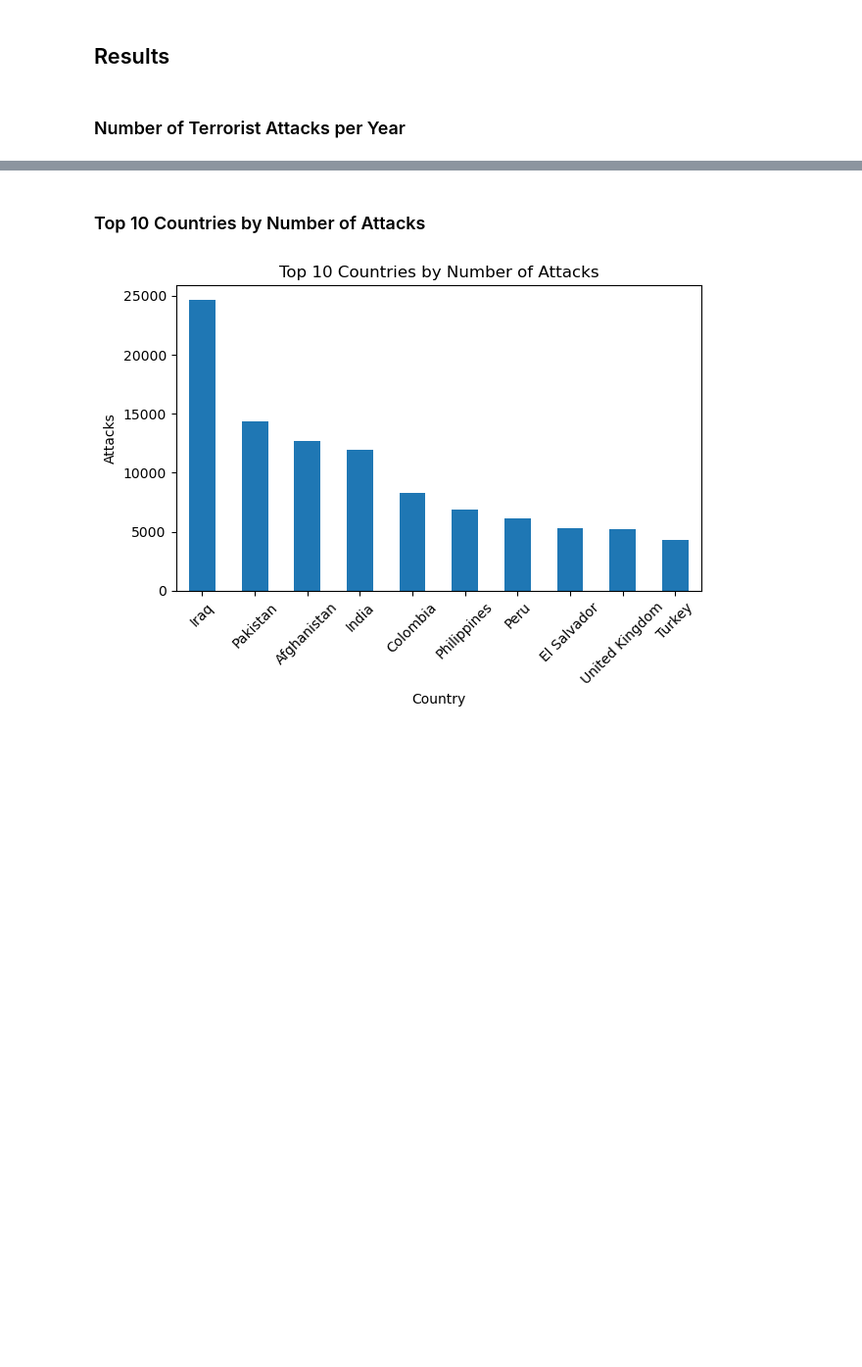
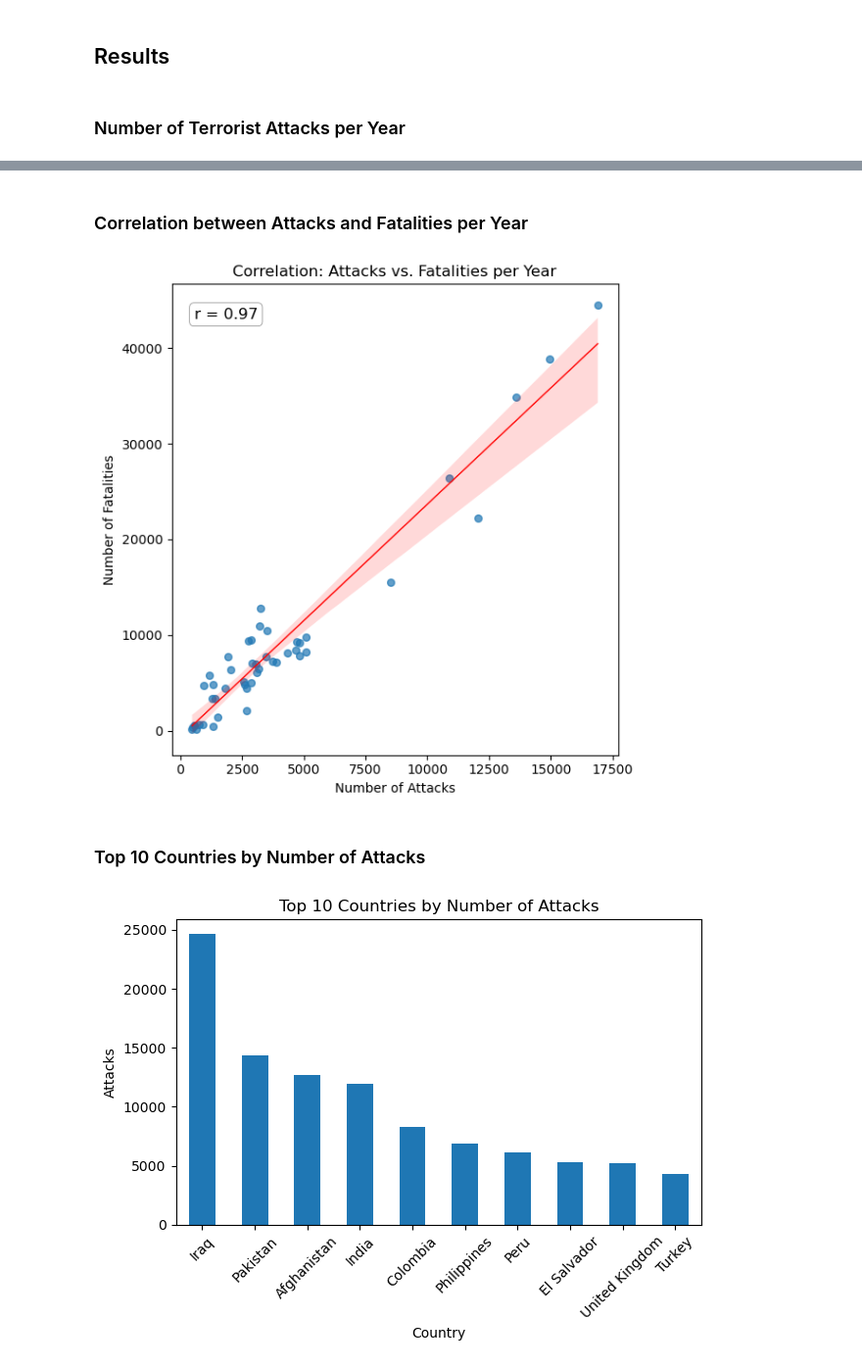
Before and after one commit to andreighinea1/BDV-Project, a Jupyter notebook: gtd_analysis.ipynb, the cells around one changed output, grey strips where cells are left out. Shown at 98% size. Saved outputs shown, nothing was run; the diff lists cells and outputs as text; code cells hidden in the pictures; blank space fills up the shorter version.

```diff
--- a/gtd_analysis.ipynb
+++ b/gtd_analysis.ipynb
@@ -78,3 +69,35 @@ plt.show()
+# %% [markdown]
+### Correlation between Attacks and Fatalities per Year
+# %%
+import seaborn as sns
+
+attacks_per_year   = df.groupby('iyear').size().rename('attacks')
+fatalities_per_year = df.groupby('iyear')['nkill'].sum().rename('fatalities')
+yearly = pd.concat([attacks_per_year, fatalities_per_year], axis=1).dropna()
+
+plt.figure(figsize=(6, 6))
+sns.regplot(
+    x='attacks',
+    y='fatalities',
+    data=yearly,
+    scatter_kws={'s': 30, 'alpha': 0.7},
+    line_kws={'color': 'red', 'lw': 1}
+)
+r_val = yearly['attacks'].corr(yearly['fatalities'])
+plt.title('Correlation: Attacks vs. Fatalities per Year')
+plt.xlabel('Number of Attacks')
+plt.ylabel('Number of Fatalities')
+plt.annotate(f"r = {r_val:.2f}",
+             xy=(0.05, 0.95),
+             xycoords='axes fraction',
+             ha='left',
+             va='top',
+             fontsize=12,
+             bbox=dict(boxstyle="round,pad=0.3", fc="white", ec="gray", lw=0.5))
+plt.tight_layout()
+plt.show()
+# %% [output]
+[figure, added]
 # %% [markdown]
 ### Top 10 Countries by Number of Attacks
 # %%
```
Also changed, not shown: parts of 4 cells of this notebook.
